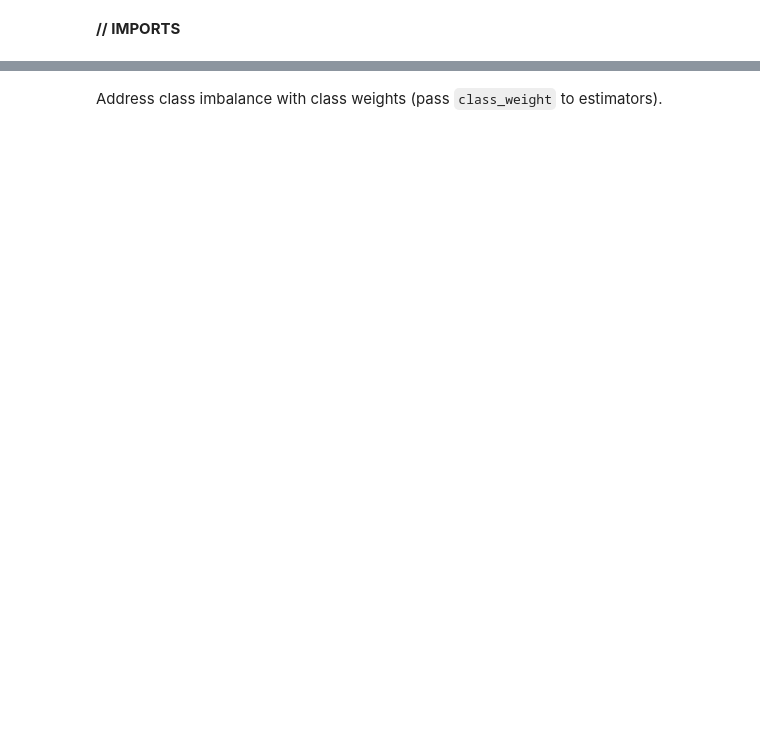
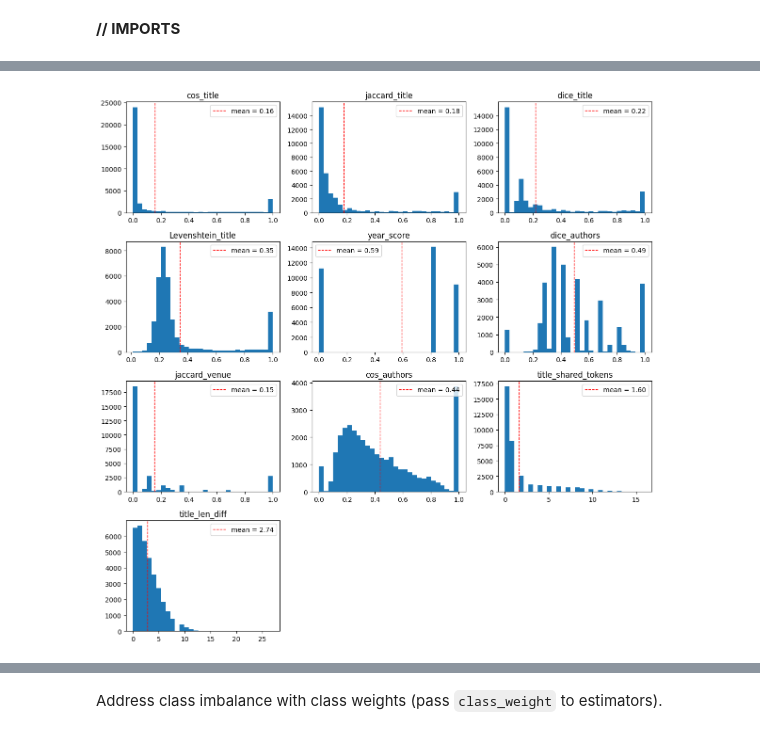
Before and after one commit to laiarodrigo/DILA, a Jupyter notebook: task_02/02_feature_vector_and_ML_model.ipynb, the cells around one changed output, grey strips where cells are left out. Cells and saved outputs as stored; diff of their text form; code cells hidden in the pictures; blank space fills up the shorter version.

```diff
--- a/task_02/02_feature_vector_and_ML_model.ipynb
+++ b/task_02/02_feature_vector_and_ML_model.ipynb
@@ -109 +204,48 @@ Handle missing values, drop duplicates, and scale numeric features for model-rea
+# %%
+import numpy as np
+import matplotlib.pyplot as plt
+from pathlib import Path
+
+def plot_feature_histograms(df,features,cols=3,bins=30,figsize_per_col=4,figsize_per_row=3,save_path=None,dpi=150):
+    rows = int(np.ceil(len(features) / cols))
+    fig, axes = plt.subplots(
+        rows,
+        cols,
+        figsize=(cols * figsize_per_col, rows * figsize_per_row),
+    )
+
+    axes = np.array(axes).flatten()
+
+    for ax, feature in zip(axes, features):
+        data = df[feature].dropna()
+
+        ax.hist(data, bins=bins)
+        ax.set_title(feature)
+
+        mean_val = data.mean()
+        ax.axvline(
+            mean_val,
+            linestyle="--",
+            color="red",
+            linewidth=1,
+            label=f"mean = {mean_val:.2f}"
+        )
+        ax.legend()
+
+    for ax in axes[len(features):]:
+        ax.set_visible(False)
+
+    plt.tight_layout()
+
+    if save_path is not None:
+        save_path = Path(save_path)
+        save_path.parent.mkdir(parents=True, exist_ok=True)
+        fig.savefig(save_path, dpi=dpi, bbox_inches="tight")
+
+    plt.show()
+# %%
+# Plot and save feature histograms
+plot_feature_histograms(df=pairs,features=numeric_features,cols=3,bins=30,save_path="figures/feature_histograms.png")
+# %% [output]
+[figure, added]
 # %%
```
Also changed, not shown: parts of 25 cells of this notebook, 5 other files.
